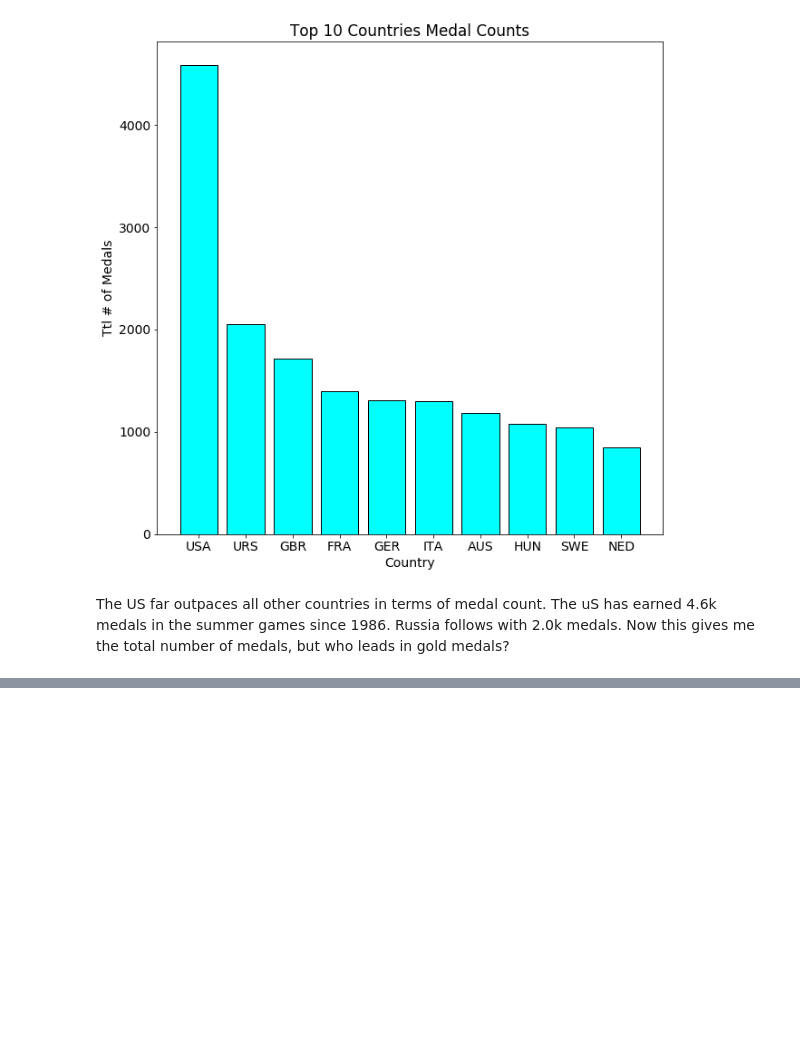
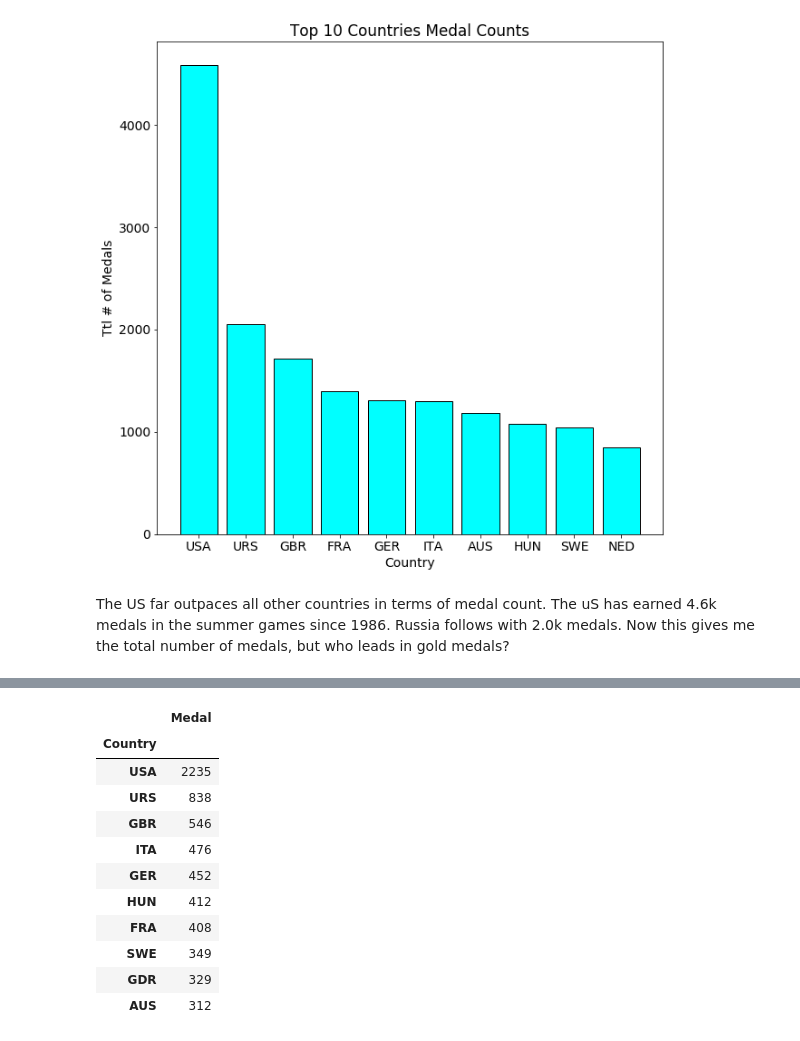
Before and after one commit to mcerow/summer_olympics, a Jupyter notebook: Summer_Olympics.ipynb, the cells around one changed output, grey strips where cells are left out. Saved outputs shown, nothing was run; the diff lists cells and outputs as text; code cells hidden in the pictures; blank space fills up the shorter version.

```diff
--- a/Summer_Olympics.ipynb
+++ b/Summer_Olympics.ipynb
@@ -101,0 +102,16 @@ country_medal_count.head()
+# %%
+top_gold = gold_medals.groupby(['Country']).count()
+top_gold.sort_values(['Medal'], ascending = False)[:10]
+# %% [output]
+|  | Medal |
+| Country |  |
+| USA | 2235 |
+| URS | 838 |
+| GBR | 546 |
+| ITA | 476 |
+| GER | 452 |
+| HUN | 412 |
+| FRA | 408 |
+| SWE | 349 |
+| GDR | 329 |
+| AUS | 312 |
```
Also changed, not shown: parts of 5 cells of this notebook.
